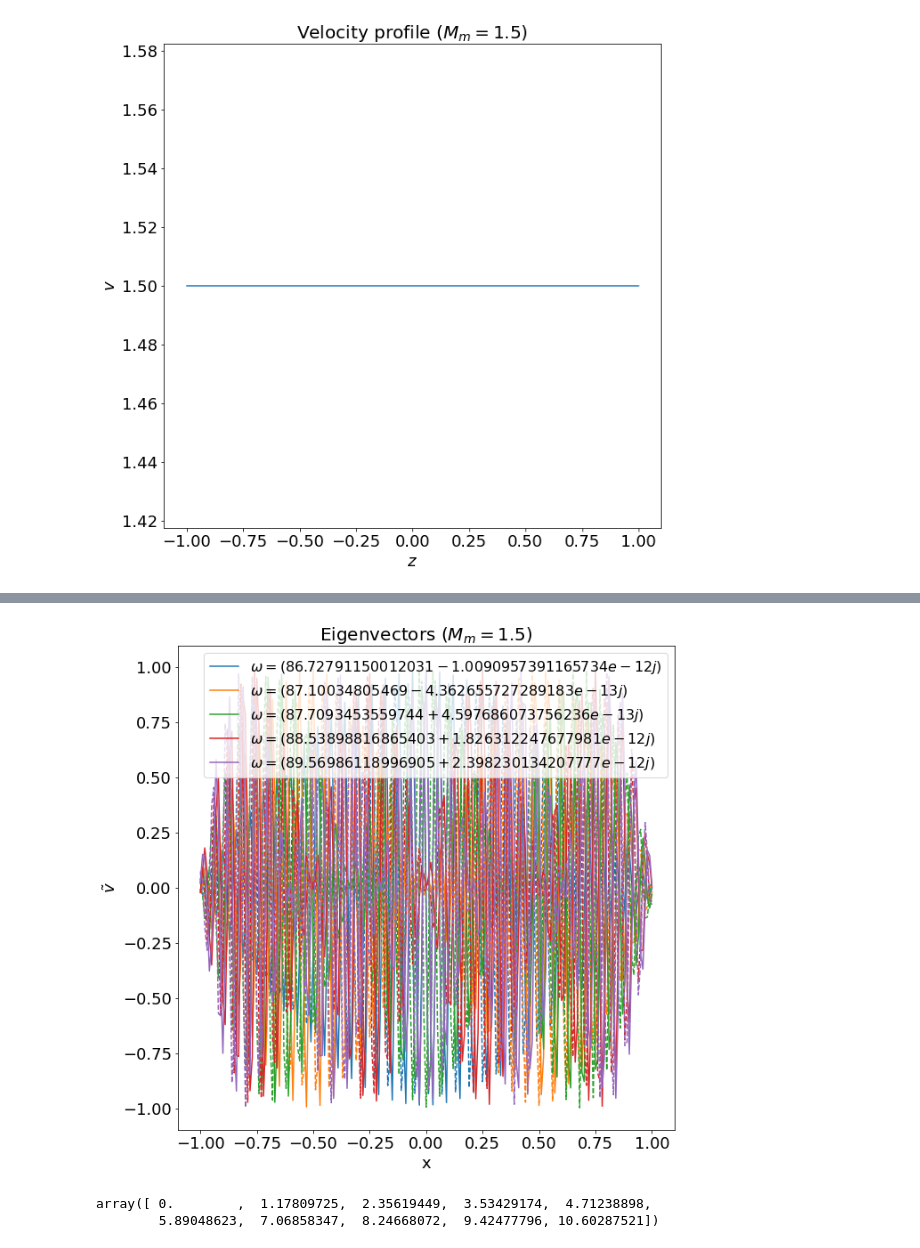
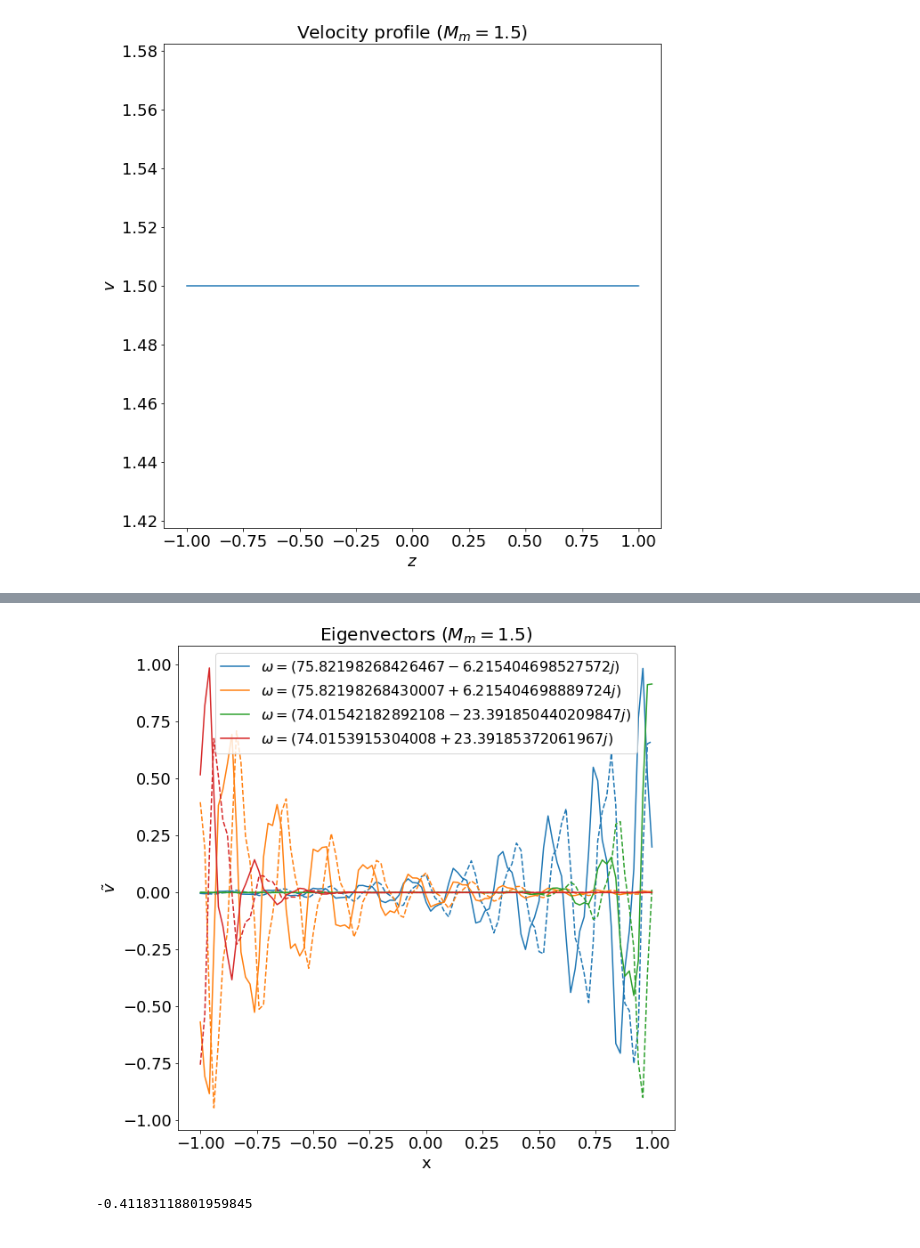
Before and after one commit to HuntFeng/magnetic-nozzle-spectral-instability, a Jupyter notebook: finite-element-eig-problem.ipynb, the cells around one changed output, grey strips where cells are left out. Cells and saved outputs as stored; diff of their text form; code cells hidden in the pictures.

```diff
--- a/finite-element-eig-problem.ipynb
+++ b/finite-element-eig-problem.ipynb
@@ -54,5 +92,5 @@ evaluate = np.vectorize(evaluate_single, excluded=[1])
 # %%
-N = 100
+N = 50
 domain = "symmetric"
 method = "FD"
 spectral = Spectral(2*N+1,domain,method)
@@ -76,12 +114,17 @@ constant_velocity = True
 v0 = velocity_profile(M,Mm,x,method,constant_velocity,acclerting)
 # %%
 ones = np.ones(2*N+1)
-A2 = -(np.diag(4*ones,k=0) + np.diag(4*ones[1:],k=1) + np.diag(4*ones[1:],k=-1))*dx/6
-A1 = 2*np.diag(v0)@(np.diag(1*ones[1:],k=1) + np.diag(-1*ones[1:],k=-1))/2
+A2 = (np.diag(4*ones,k=0) + np.diag(1*ones[1:],k=1) + np.diag(1*ones[1:],k=-1))*dx/6
+A2[0,0] = 2*dx/6
+A2[-1,-1] = 2*dx/6
+A1 = 2j*np.diag(v0)@(np.diag(1*ones[1:],k=1) + np.diag(-1*ones[1:],k=-1))/2
+A1[0,0] = -1j*v0[0]
+A1[-1,-1] = 1j*v0[-1]
 A0 = -np.diag((1-v0**2))@(np.diag(2*ones,k=0) + np.diag(-1*ones[1:],k=1) + np.diag(-1*ones[1:],k=-1))/dx
-
+A0[0,0] = -(1-v0[0]**2)/dx
+A0[-1,-1] = -(1-v0[-1]**2)/dx
 V,e = polyeig(A0,A1,A2)
-omega = -1j*e
+omega = e
 # %%
 # velocity profile
 plt.figure()
@@ -111,31 +154,31 @@ else:
 # %%
 # eigenvectors
 plt.figure()
-selection = (np.real(omega)>=0) & (np.abs(np.imag(omega))<0.1)
-#selection = (np.real(omega) >=0)  & (np.abs(np.imag(omega))>0.1)
+#selection = (np.real(omega)>=0) & (np.abs(np.imag(omega))<0.1)
+selection = (np.real(omega) >=0)  & (np.abs(np.imag(omega))>1)
 omega_ = omega[selection]
 V_ = V[:, selection]
 
-ind = np.argsort(np.abs(np.real(omega_)))
+#ind = np.argsort(np.abs(np.real(omega_)))
+ind = np.argsort(np.abs(np.imag(omega_)))
 omega_ = omega_[ind]
 V_ = V_[:,ind]
 
 size = 1 if omega_.size > 5 else omega_.size
-for i in range(5):
+for i in range(4):
     v = V_[:,i]
     v_real = np.real(v)#/np.abs(np.real(v)).max()
     v_imag = np.imag(v)#/np.abs(np.imag(v)).max()
     #y = evaluate(x,np.real(v))
     lines = plt.plot(spectral.x, v_real, label=f"$\omega={omega_[i]}$")
     plt.plot(spectral.x, v_imag, '--', color=lines[0]._color)
 plt.xlabel("x")
 plt.ylabel("$\\tilde{v}$")
 plt.title(f"Eigenvectors ($M_m={Mm}$)")
 plt.legend();
 # %% [output]
-[figure, old version]
+[figure, new version]
-# %%
-np.pi*(1-v0[0]**2)/2*np.arange(10)
-# %% [output]
-array([ 0.        ,  1.17809725,  2.35619449,  3.53429174,  4.71238898,
-        5.89048623,  7.06858347,  8.24668072,  9.42477796, 10.60287521])
+# %%
+v_real[-1]
+# %% [output]
+-0.41183118801959845
```
Also changed, not shown: parts of 5 cells of this notebook, 4 other files.
